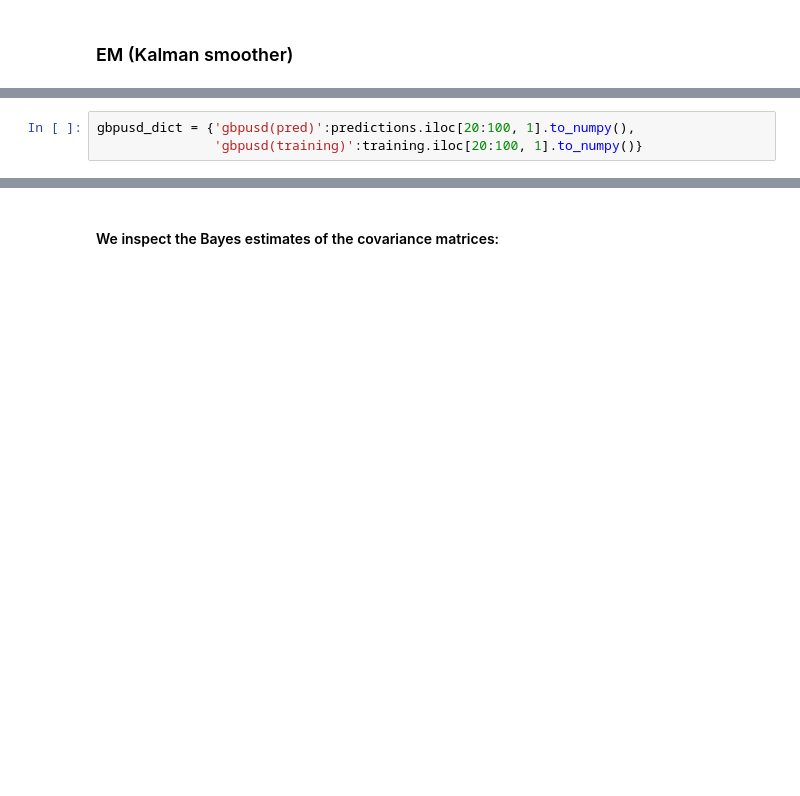
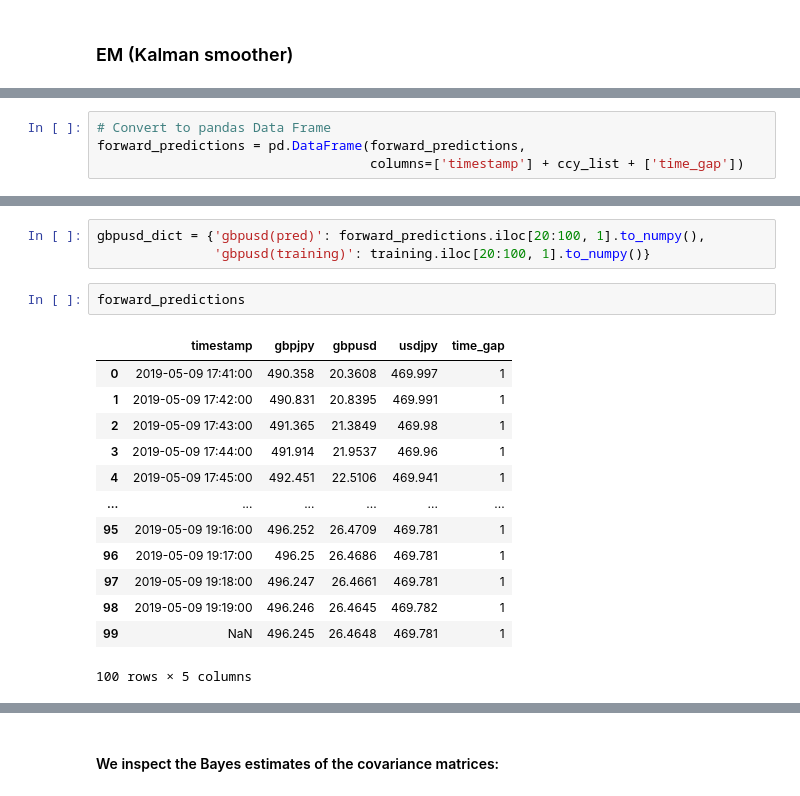
Before and after one commit to my2582/mlpp, a Jupyter notebook: KF_smoothing.ipynb, the cells around one changed output, grey strips where cells are left out. Drawn from its saved outputs; the diff is of its cells as text; blank space fills up the shorter version.

```diff
--- a/KF_smoothing.ipynb
+++ b/KF_smoothing.ipynb
@@ -272,3 +295,7 @@ predictions = pd.DataFrame(predictions,
+# %%
+# Convert to pandas Data Frame
+forward_predictions = pd.DataFrame(forward_predictions,
+                                   columns=['timestamp'] + ccy_list + ['time_gap'])
 # %%
 # Code: https://stackoverflow.com/questions/11640243/pandas-plot-multiple-y-axes
 def plot_multi(data, cols=None, spacing=.1, **kwargs):
@@ -302,5 +345,21 @@ def plot_multi(data, cols=None, spacing=.1, **kwargs):
     ax.legend(lines, labels, loc=0)
     return ax
 # %%
-gbpusd_dict = {'gbpusd(pred)':predictions.iloc[20:100, 1].to_numpy(),
-               'gbpusd(training)':training.iloc[20:100, 1].to_numpy()}
+gbpusd_dict = {'gbpusd(pred)': forward_predictions.iloc[20:100, 1].to_numpy(),
+               'gbpusd(training)': training.iloc[20:100, 1].to_numpy()}
+# %%
+forward_predictions
+# %% [output]
+|  | timestamp | gbpjpy | gbpusd | usdjpy | time_gap |
+| 0 | 2019-05-09 17:41:00 | 490.358 | 20.3608 | 469.997 | 1 |
+| 1 | 2019-05-09 17:42:00 | 490.831 | 20.8395 | 469.991 | 1 |
+| 2 | 2019-05-09 17:43:00 | 491.365 | 21.3849 | 469.98 | 1 |
+| 3 | 2019-05-09 17:44:00 | 491.914 | 21.9537 | 469.96 | 1 |
+| 4 | 2019-05-09 17:45:00 | 492.451 | 22.5106 | 469.941 | 1 |
+| ... | ... | ... | ... | ... | ... |
+| 95 | 2019-05-09 19:16:00 | 496.252 | 26.4709 | 469.781 | 1 |
+| 96 | 2019-05-09 19:17:00 | 496.25 | 26.4686 | 469.781 | 1 |
+| 97 | 2019-05-09 19:18:00 | 496.247 | 26.4661 | 469.781 | 1 |
+| 98 | 2019-05-09 19:19:00 | 496.246 | 26.4645 | 469.782 | 1 |
+| 99 | NaN | 496.245 | 26.4648 | 469.781 | 1 |
+100 rows × 5 columns
```
Also changed, not shown: parts of 54 cells of this notebook.
